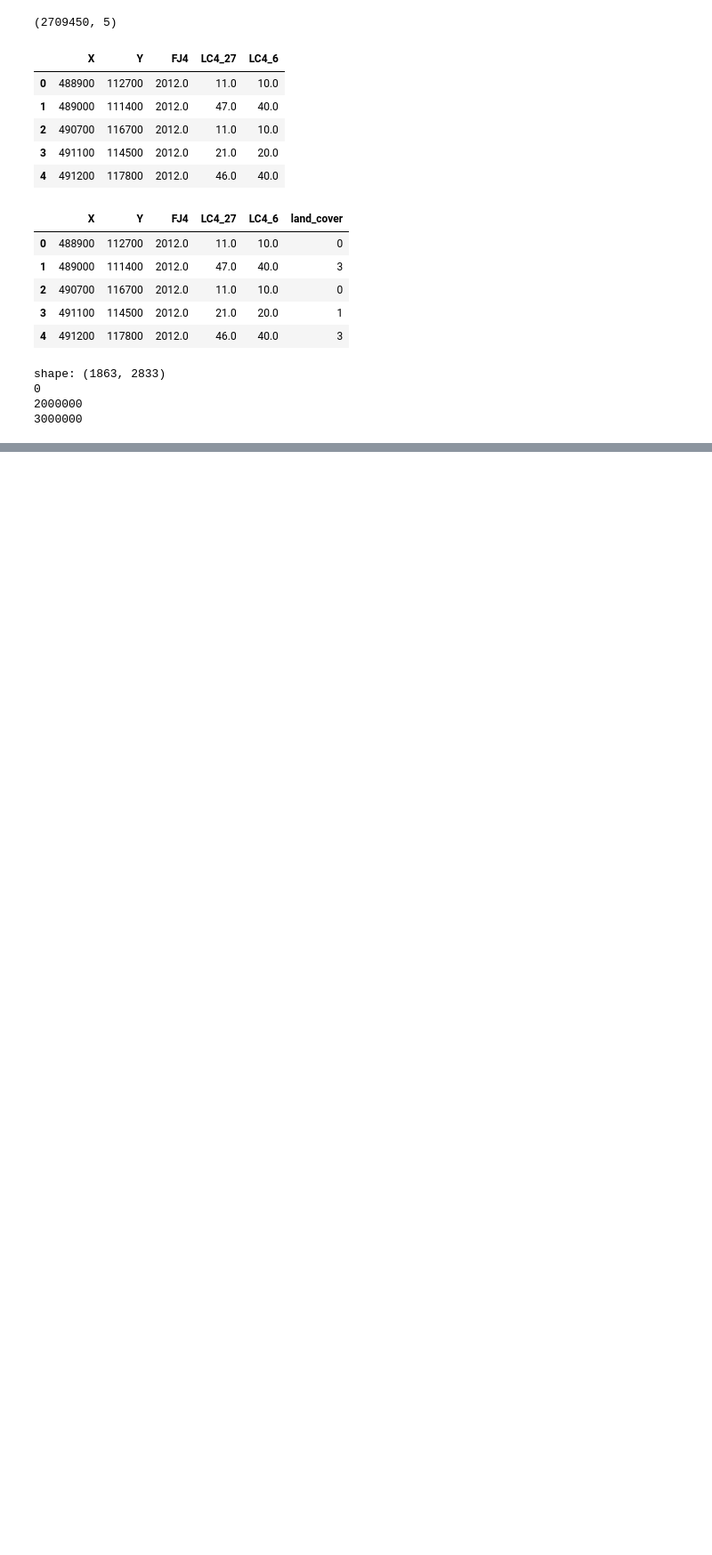
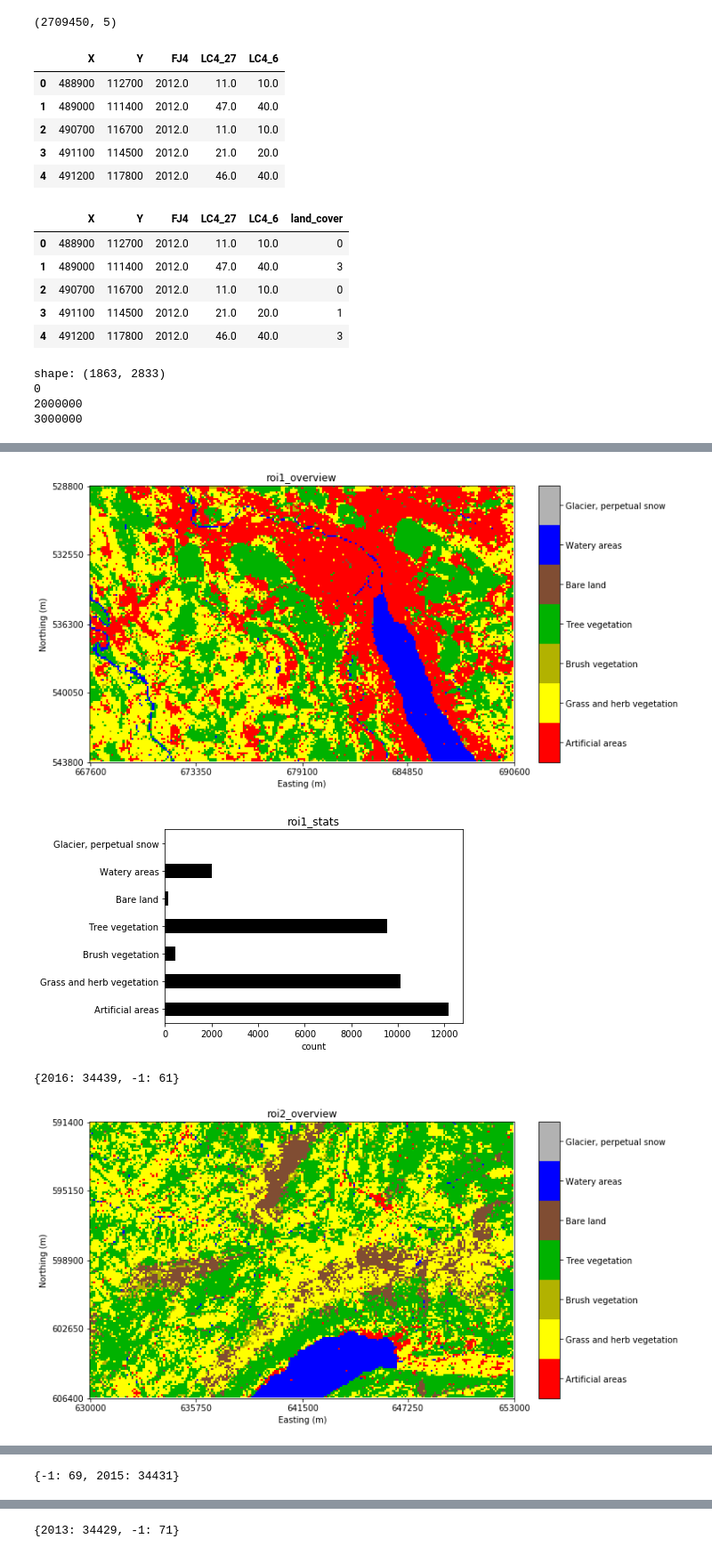
Before and after one commit to SebastianHafner/masterthesis, a Jupyter notebook: as2013_preprocessing.ipynb, the cells around one changed output, grey strips where cells are left out. Shown: that part at 89% size. Drawn from its saved outputs; the diff is of its cells as text; code cells hidden in the pictures; blank space fills up the shorter version.

```diff
--- a/as2013_preprocessing.ipynb
+++ b/as2013_preprocessing.ipynb
@@ -199,7 +205,7 @@ flight_year_column = []
 n_neighbours_column = []
 
 # (index row, index column)
-for index, x in np.ndenumerate(land_cover_interp):
+for index, x in np.ndenumerate(land_cover):
 
     i_row = index[0]; i_column = index[1]
 
@@ -337,6 +358,23 @@ from mpl_toolkits.axes_grid1 import make_axes_locatable
 import numpy as np
 import random
 from matplotlib import pyplot as plt
+
+
+# width and height of a region of interest
+roi_width = 230
+roi_height = 150
+
+# coordinates of the top left point of a region of interest
+tl_coords_roi1 = (667600, 252600)
+tl_coords_roi2 = (630000, 190000)
+# tl_coords_roi3 = (580800, 108800)
+tl_coords_roi3 = (665000, 180000)
+tl_coords_roi3 = (576000, 137000)
+
+tl_indices_roi1 = (getX_index(tl_coords_roi1[0]),getY_index(tl_coords_roi1[1]))
+tl_indices_roi2 = (getX_index(tl_coords_roi2[0]),getY_index(tl_coords_roi2[1]))
+tl_indices_roi3 = (getX_index(tl_coords_roi3[0]),getY_index(tl_coords_roi3[1]))
+
 
 def plot_roi(arr,tl_indices,width,height,fig_name='roi'):
 
@@ -396,30 +434,35 @@ def stats_roi(arr,tl_indices,width,height,fig_name='roi'):
 def check_flight_year(arr,tl_indices,width,height):
 
     data = arr[tl_indices[1]:tl_indices[1]+height,tl_indices[0]:tl_indices[0]+width]
     data_hist = data.flatten().tolist()
 
     unique_values = list(set(data_hist))
     hist = {}
     for value in unique_values:
         hist[value] = data_hist.count(value)
 
     return hist
     # end of check flight year function
 
 # roi 1
 plot_roi(land_cover,tl_indices_roi1,roi_width,roi_height,'roi1_overview')
 stats_roi(land_cover,tl_indices_roi1,roi_width,roi_height,'roi1_stats')
 
 print(check_flight_year(year,tl_indices_roi1,roi_width,roi_height))
 
 # roi 2
 plot_roi(land_cover,tl_indices_roi2,roi_width,roi_height,'roi2_overview')
 stats_roi(land_cover,tl_indices_roi2,roi_width,roi_height,'roi2_stats')
 
 print(check_flight_year(year,tl_indices_roi2,roi_width,roi_height))
 
 # roi 3
 plot_roi(land_cover,tl_indices_roi3,roi_width,roi_height,'roi3_overview')
 stats_roi(land_cover,tl_indices_roi3,roi_width,roi_height,'roi3_stats')
 
 print(check_flight_year(year,tl_indices_roi3,roi_width,roi_height))
+# %% [output]
+[figure, added]
+[figure, added]
+{2016: 34439, -1: 61}
+[figure, added]
@@ -425,0 +470 @@ print(check_flight_year(year,tl_indices_roi3,roi_width,roi_height))
+{-1: 69, 2015: 34431}
@@ -426,3 +473,4 @@ print(check_flight_year(year,tl_indices_roi3,roi_width,roi_height))
+{2013: 34429, -1: 71}
 # %%
 # exporting regions of interest as shape files and geo tiffs
 
```
Also changed, not shown: parts of 9 cells of this notebook.
